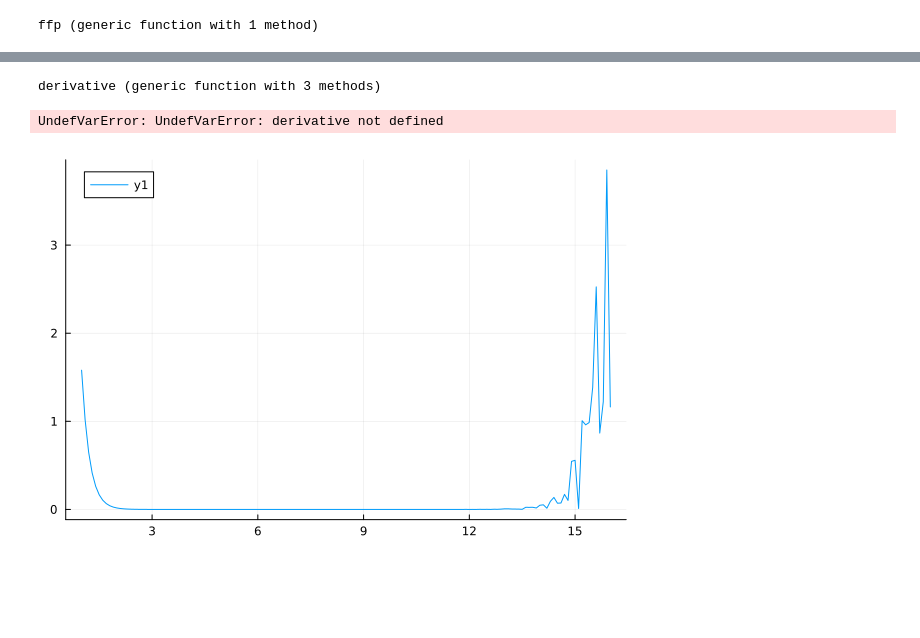
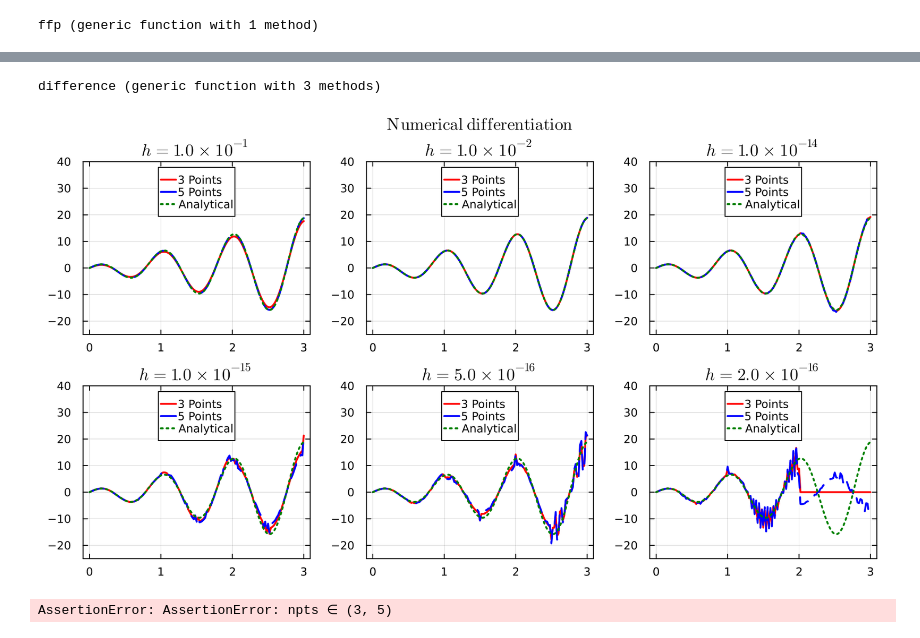
Before and after one commit to Julia-KAERI/NumericalAnalysis, a Jupyter notebook: src/numerical_analysis_using_julia/ch05_calculus_of_one_variable_function/02_01.ipynb, the cells around one changed output, grey strips where cells are left out. Saved outputs shown, nothing was run; the diff lists cells and outputs as text; code cells hidden in the pictures; blank space fills up the shorter version.

```diff
--- a/src/numerical_analysis_using_julia/ch05_calculus_of_one_variable_function/02_01.ipynb
+++ b/src/numerical_analysis_using_julia/ch05_calculus_of_one_variable_function/02_01.ipynb
@@ -61,7 +59,7 @@ function ffp(x)
 end
 
 
-function defference(f::Function, x::T, h = 1.0e-6, kind = :both) where T<:AbstractFloat
+function difference(f::Function, x::T, h = 1.0e-6, kind = :both) where T<:AbstractFloat
     eps = convert(T, h)
     if kind == :forward
         r = (f(x+eps) - f(x))/(eps)
@@ -100,7 +98,7 @@ function ffp(x)
 end
 
 
-function derivative(f::Function, x::T, ϵ = 1.0e-6, npts = 1) where T<:AbstractFloat
+function difference(f::Function, x::T, ϵ = 1.0e-6, npts = 3) where T<:AbstractFloat
     @assert npts ∈ (3, 5)
     eps = convert(T, ϵ)
     if npts == 3
@@ -113,19 +111,19 @@ function derivative(f::Function, x::T, ϵ = 1.0e-6, npts = 1) where T<:AbstractF
     return r
 end
 # %% [output]
-derivative (generic function with 3 methods)
+difference (generic function with 3 methods)
 # %%
 xp=0.0:0.02:3
-df1 = [derivative(ff, x, 1.0e-1, 3) for x in xp]
-df2 = [derivative(ff, x, 1.0e-1, 5) for x in xp]
+df1 = [difference(ff, x, 1.0e-1, 3) for x in xp]
+df2 = [difference(ff, x, 1.0e-1, 5) for x in xp]
 p1 = plot(xp, df1, label="3 Points", frame=:box, ms=2, thickness_scaling=1, dpi=200, lw=2, lc=:red,
     title = L"$h=1.0\times 10^{-1}$",
     titlefontsize=12, legend = :top, ylim = (-25, 40))
 plot!(xp, df2, label="5 Points", ls=:dash, lw=2, lc=:blue)
 plot!(xp, ffp.(xp), label = "Analytical", ls=:dot, lw=2, lc=:green)
 
-df1 = [derivative(ff, x, 1.0e-2, 3) for x in xp]
-df2 = [derivative(ff, x, 1.0e-2, 5) for x in xp]
+df1 = [difference(ff, x, 1.0e-2, 3) for x in xp]
+df2 = [difference(ff, x, 1.0e-2, 5) for x in xp]
 p2 = plot(xp, df1, label="3 Points", frame=:box, ms=2, thickness_scaling=1, dpi=200, lw=2, lc=:red,
     title = L"$h=1.0\times 10^{-2}$",
     titlefontsize=12, legend = :top, ylim = (-25, 40))
@@ -133,50 +131,50 @@ plot!(xp, df2, label="5 Points", ls=:dash, lw=2, lc=:blue)
 plot!(xp, ffp.(xp), label = "Analytical", ls=:dot, lw=2, lc=:green)
 
 
-df1 = [derivative(ff, x, 1.0e-14, 3) for x in xp]
-df2 = [derivative(ff, x, 1.0e-14, 5) for x in xp]
+df1 = [difference(ff, x, 1.0e-14, 3) for x in xp]
+df2 = [difference(ff, x, 1.0e-14, 5) for x in xp]
 p3 = plot(xp, df1, label="3 Points", frame=:box, ms=2, thickness_scaling=1, dpi=200, lw=2, lc=:red,
     title = L"$h=1.0\times 10^{-14}$",
     titlefontsize=12, legend = :top, ylim = (-25, 40))
 plot!(xp, df2, label="5 Points", ls=:dash, lw=2, lc=:blue)
 plot!(xp, ffp.(xp), label = "Analytical", ls=:dot, lw=2, lc=:green)
 
-df1 = [derivative(ff, x, 1.0e-15, 3) for x in xp]
-df2 = [derivative(ff, x, 1.0e-15, 5) for x in xp]
+df1 = [difference(ff, x, 1.0e-15, 3) for x in xp]
+df2 = [difference(ff, x, 1.0e-15, 5) for x in xp]
 p4 = plot(xp, df1, label="3 Points", frame=:box, ms=2, thickness_scaling=1, dpi=200, lw=2, lc=:red,
     title = L"$h=1.0\times 10^{-15}$",
     titlefontsize=12, legend = :top, ylim = (-25, 40))
 plot!(xp, df2, label="5 Points", ls=:dash, lw=2, lc=:blue)
 plot!(xp, ffp.(xp), label = "Analytical", ls=:dot, lw=2, lc=:green)
 
-df1 = [derivative(ff, x, 5.0e-16, 3) for x in xp]
-df2 = [derivative(ff, x, 5.0e-16, 5) for x in xp]
+df1 = [difference(ff, x, 5.0e-16, 3) for x in xp]
+df2 = [difference(ff, x, 5.0e-16, 5) for x in xp]
 p5 = plot(xp, df1, label="3 Points", frame=:box, ms=2, thickness_scaling=1, dpi=200, lw=2, lc=:red,
     title = L"$h=5.0\times 10^{-16}$",
     titlefontsize=12, legend = :top, ylim = (-25, 40))
 plot!(xp, df2, label="5 Points", ls=:dash, lw=2, lc=:blue)
 plot!(xp, ffp.(xp), label = "Analytical", ls=:dot, lw=2, lc=:green)
 
-df1 = [derivative(ff, x, 2.0e-16, 3) for x in xp]
-df2 = [derivative(ff, x, 2.0e-16, 5) for x in xp]
+df1 = [difference(ff, x, 2.0e-16, 3) for x in xp]
+df2 = [difference(ff, x, 2.0e-16, 5) for x in xp]
 p6 = plot(xp, df1, label="3 Points", frame=:box, ms=2, thickness_scaling=1, dpi=200, lw=2, lc=:red,
     title = L"$h=2.0\times 10^{-16}$",
     titlefontsize=12, legend = :top, ylim = (-25, 40))
 plot!(xp, df2, label="5 Points", ls=:dash, lw=2, lc=:blue)
 plot!(xp, ffp.(xp), label = "Analytical", ls=:dot, lw=2, lc=:green)
 
 plot(p1, p2, p3, p4, p5, p6, layout=(2, 3), size=(900, 500), plot_title=L"$\textrm{Numerical}\;\textrm{differentiation}$", plot_titlefontsize=12)
 
 
-#savefig("derivative1.png")
+#savefig("difference1.png")
 # %% [output]
-UndefVarError: UndefVarError: derivative not defined
+[figure, added]
 # %%
 p = 1:0.1:16
 h = [10^(-px) for px in p]
 
-dd = [abs(ffp(1.0)-derivative(ff, 1.0, hh, 1)) for hh in h]
+dd = [abs(ffp(1.0)-difference(ff, 1.0, hh, 1)) for hh in h]
 
 plot(p, dd)
 # %% [output]
-[figure, removed]
+AssertionError: AssertionError: npts ∈ (3, 5)
```
Also changed, not shown: parts of 7 cells of this notebook, 41 other files.
